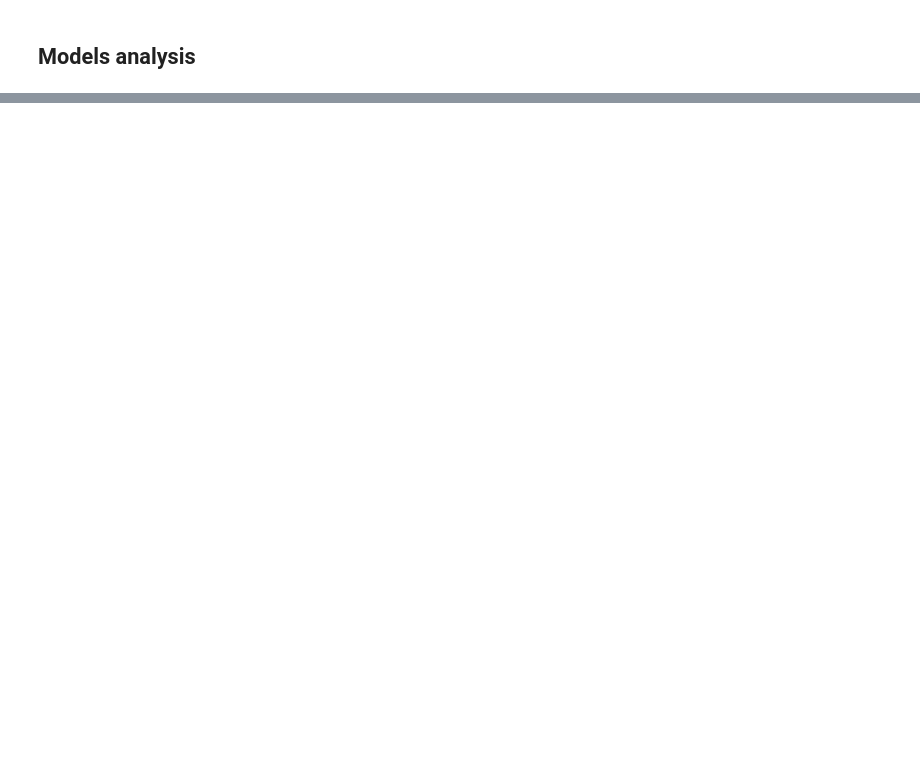
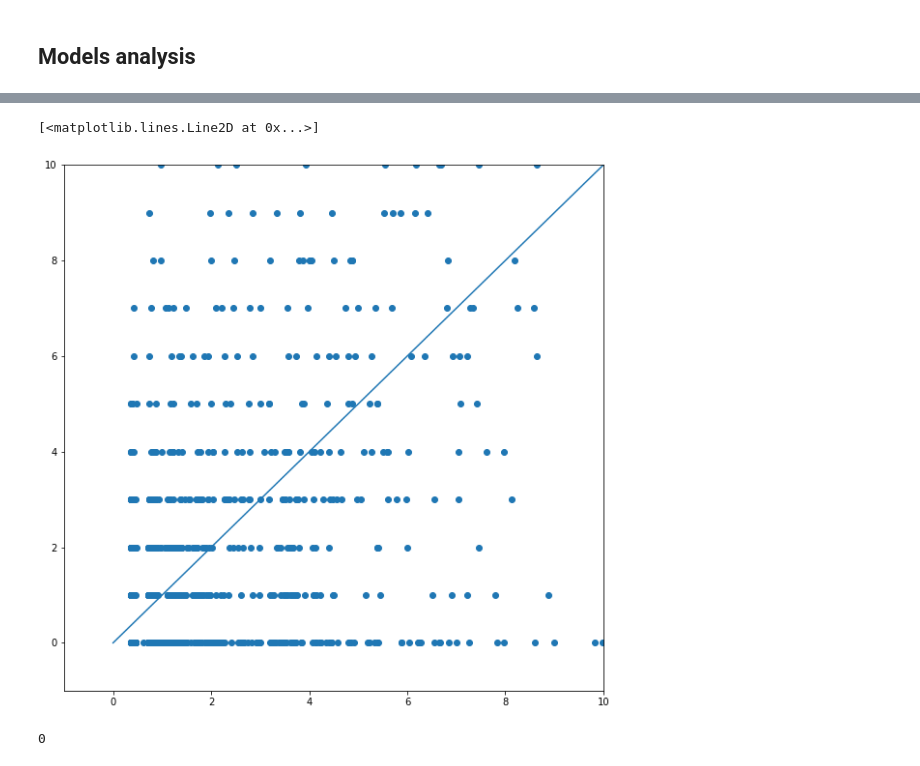
Before and after one commit to kevinmarlis/air-pollution-and-health, a Jupyter notebook: Covid/New tests/Random Forest.ipynb, the cells around one changed output, grey strips where cells are left out. Drawn from its saved outputs; the diff is of its cells as text; code cells hidden in the pictures; blank space fills up the shorter version.

```diff
--- a/Covid/New tests/Random Forest.ipynb
+++ b/Covid/New tests/Random Forest.ipynb
@@ -360,0 +328,15 @@ sns.violinplot(data=diff.values)
+# %%
+fig, ax = plt.subplots(nrows=1, ncols=1, figsize=(10,10))
+colors = np.random.rand(2180)
+plt.scatter(rfr_prediction, y_test['new_deaths'])
+plt.xlim(-1, 10)
+plt.ylim(-1, 10)
+ident = [0.0, 80]
+plt.plot(ident,ident)
+# %% [output]
+[<matplotlib.lines.Line2D at 0x...>]
+[figure, added]
+# %%
+(y_test['new_deaths'] < 0).sum()
+# %% [output]
+0
```
Also changed, not shown: parts of 25 cells of this notebook.
